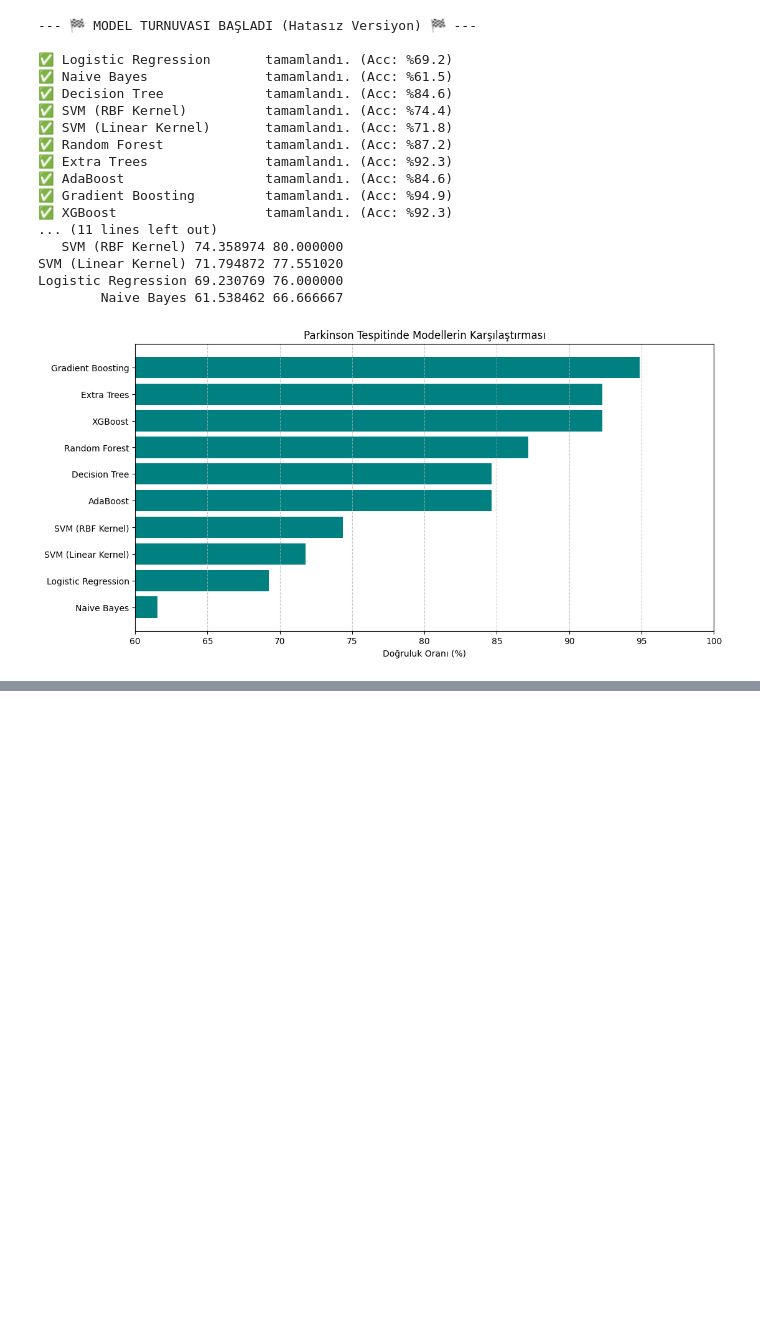
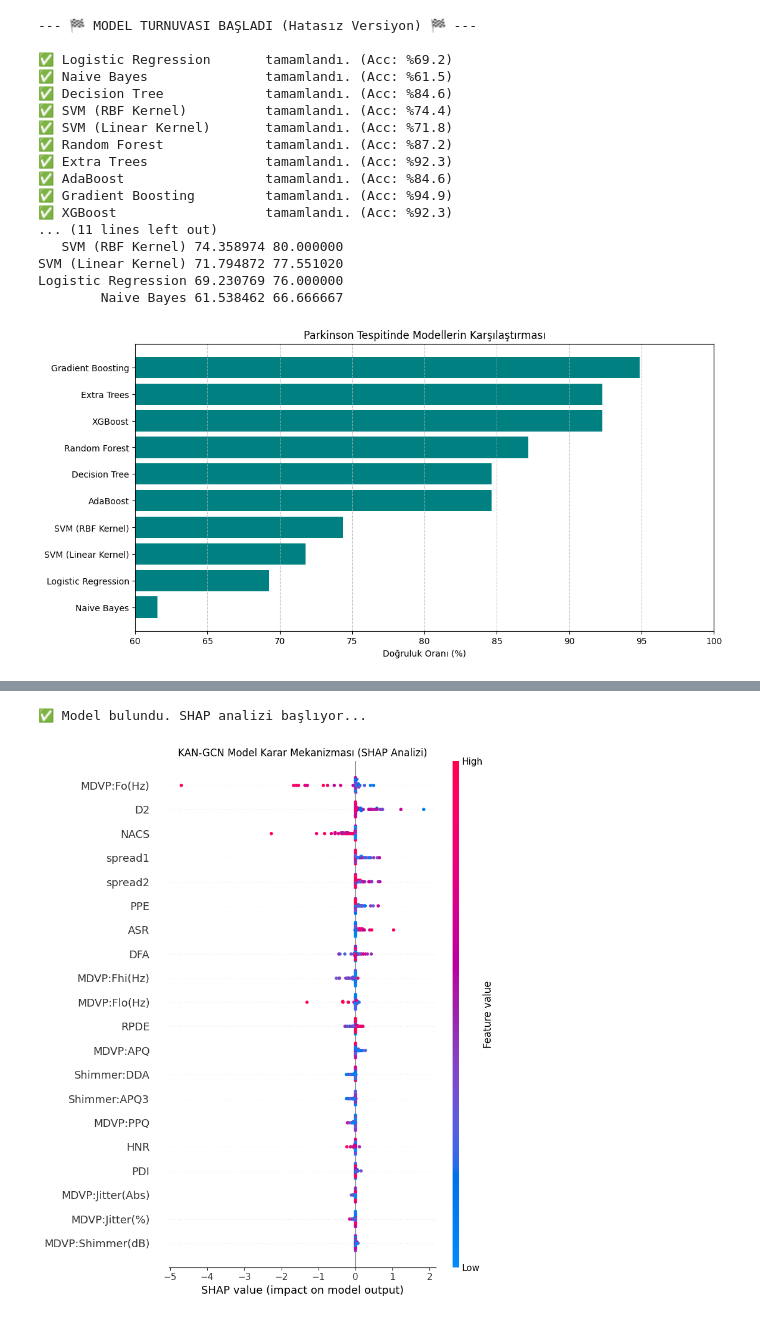
Before and after one commit to HasibeAltuntas06/Parkinson-Voice-Detection, a Jupyter notebook: veri.ipynb, the cells around one changed output, grey strips where cells are left out. Saved outputs shown, nothing was run; the diff lists cells and outputs as text; code cells hidden in the pictures; blank space fills up the shorter version.

```diff
--- a/veri.ipynb
+++ b/veri.ipynb
@@ -1134,0 +1333,70 @@ weighted avg       0.95      0.95      0.95        39
+# %%
+# --- ADIM 6: SHAP ANALİZİ (HATASI DÜZELTİLMİŞ VERSİYON) ---
+import torch
+import numpy as np
+import matplotlib.pyplot as plt
+import shap
+import pandas as pd
+
+# 1. Modeli Hazırla
+if 'model_real_kan' not in locals():
+    print("⚠️ UYARI: Model hafızada yok! Lütfen yukarıdaki eğitim kodunu tekrar çalıştır.")
+else:
+    print("✅ Model bulundu. SHAP analizi başlıyor...")
+
+    model_real_kan.eval()
+    model_real_kan.zero_grad()
+
+    # --- KRİTİK DÜZELTME BURADA ---
+    # Verinin bir kopyasını alıp "Bunu Takip Et" (requires_grad=True) diyoruz.
+    features_shap = features.clone().detach().requires_grad_(True)
+
+    # 2. Tahmin Yap (Takip edilen veriyle)
+    out = model_real_kan(features_shap, adj_tensor)
+
+    # "Hasta" (Sınıf 1) olma durumuna odaklan
+    target_class = 1
+    # Sadece test verisi üzerindeki sonuçları al
+    out_test = out[test_mask, target_class]
+
+    # 3. Türev Al (Hangi özellik sonucu ne kadar etkiledi?)
+    # Şimdi features_shap takip edildiği için hata vermeyecek.
+    grads = torch.autograd.grad(outputs=out_test, inputs=features_shap,
+                                grad_outputs=torch.ones_like(out_test),
+                                retain_graph=True)[0]
+
+    # SHAP değerlerini yaklaştır (Gradient * Input)
+    shap_values_approx = grads[test_mask].detach().numpy() * features[test_mask].detach().numpy()
+
+    # 4. GÖRSELLEŞTİRME
+    # Özellik isimlerini al (Eğer df hafızadaysa)
+    try:
+        feature_names = list(df.drop(['status', 'name'], axis=1, errors='ignore').columns)
+    except:
+        feature_names = [f"Feature {i}" for i in range(features.shape[1])]
+
+    plt.figure(figsize=(12, 10))
+    plt.title(f"KAN-GCN Model Karar Mekanizması (SHAP Analizi)")
+
+    # Özet Grafik (Summary Plot)
+    shap.summary_plot(shap_values_approx, features[test_mask].detach().numpy(), feature_names=feature_names, show=False)
+    plt.show()
+
+    # 5. EN ÖNEMLİ 5 ÖZELLİĞİ LİSTELE
+    feature_importance = np.abs(shap_values_approx).mean(axis=0)
+    top_5_idx = feature_importance.argsort()[-5:][::-1]
+
+    print("\n" + "="*50)
+    print("🌟 KAN-GCN MODELİNİN EN ÇOK BAKTIĞI 5 ÖZELLİK")
+    print("="*50)
+    for i in top_5_idx:
+        print(f"👉 {feature_names[i]}")
+    print("="*50)
+
+    # Yorum kontrolü
+    print("\n📝 KISA YORUM:")
+    print("Eğer listede 'Jitter', 'Shimmer' varsa klasik özellikler önemlidir.")
+    print("Eğer 'VCLI', 'NACS' varsa SENİN BULDUĞUN özellikler daha önemlidir!")
+# %% [output]
+✅ Model bulundu. SHAP analizi başlıyor...
+[figure, added]
```
Also changed, not shown: parts of 18 cells of this notebook.
